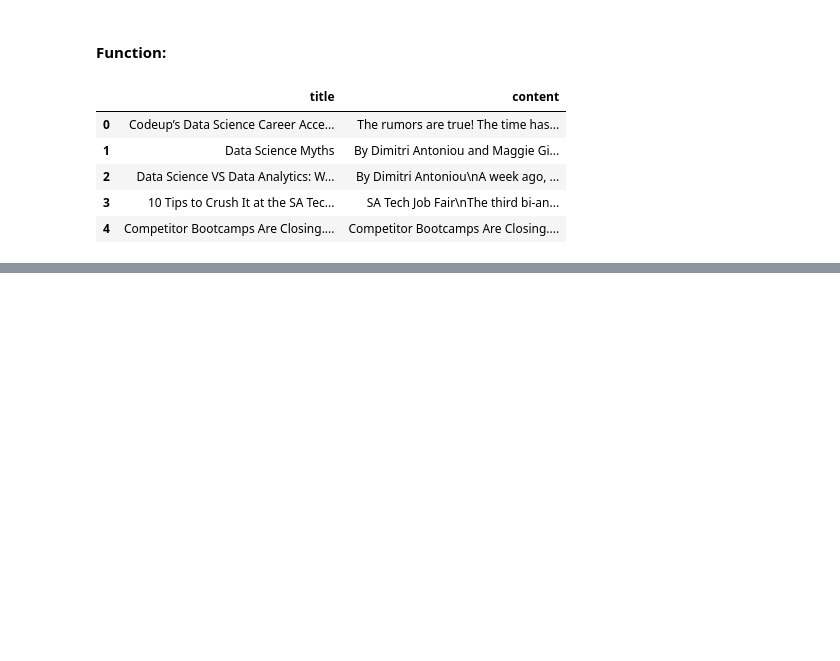
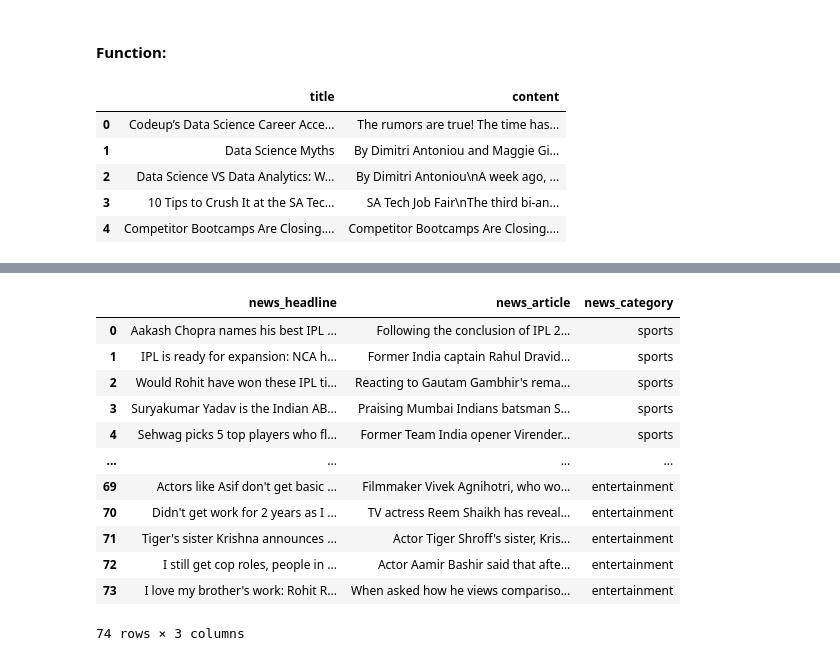
Before and after one commit to CSolitaire/natural-language-processing-exercises, a Jupyter notebook: exercise_acqusition.ipynb, the cells around one changed output, grey strips where cells are left out. Drawn from its saved outputs; the diff is of its cells as text; code cells hidden in the pictures; blank space fills up the shorter version.

Commit message:
added inshorts blog data

```diff
--- a/exercise_acqusition.ipynb
+++ b/exercise_acqusition.ipynb
@@ -225,0 +247,4 @@ blogs
+# %%
+# https://inshorts.com/en/read/business
+
+soup = acquire.make_soup('https://inshorts.com/en/read/business')
@@ -225,0 +275,3 @@ blogs
+# %%
+article = soup.find('div', class_="news-card-content")
+article
@@ -225,0 +358,21 @@ blogs
+# %%
+seed_urls = ['https://inshorts.com/en/read/buisness',
+             'https://inshorts.com/en/read/sports',
+             'https://inshorts.com/en/read/technology',
+             'https://inshorts.com/en/read/entertainment']
+
+get_inshorts_dataset(seed_urls, cached=False)
+# %% [output]
+|  | news_headline | news_article | news_category |
+| 0 | Aakash Chopra names his best IPL ... | Following the conclusion of IPL 2... | sports |
+| 1 | IPL is ready for expansion: NCA h... | Former India captain Rahul Dravid... | sports |
+| 2 | Would Rohit have won these IPL ti... | Reacting to Gautam Gambhir's rema... | sports |
+| 3 | Suryakumar Yadav is the Indian AB... | Praising Mumbai Indians batsman S... | sports |
+| 4 | Sehwag picks 5 top players who fl... | Former Team India opener Virender... | sports |
+| ... | ... | ... | ... |
+| 69 | Actors like Asif don't get basic ... | Filmmaker Vivek Agnihotri, who wo... | entertainment |
+| 70 | Didn't get work for 2 years as I ... | TV actress Reem Shaikh has reveal... | entertainment |
+| 71 | Tiger's sister Krishna announces ... | Actor Tiger Shroff's sister, Kris... | entertainment |
+| 72 | I still get cop roles, people in ... | Actor Aamir Bashir said that afte... | entertainment |
+| 73 | I love my brother's work: Rohit R... | When asked how he views compariso... | entertainment |
+74 rows × 3 columns
```
Also changed, not shown: parts of 11 cells of this notebook.
